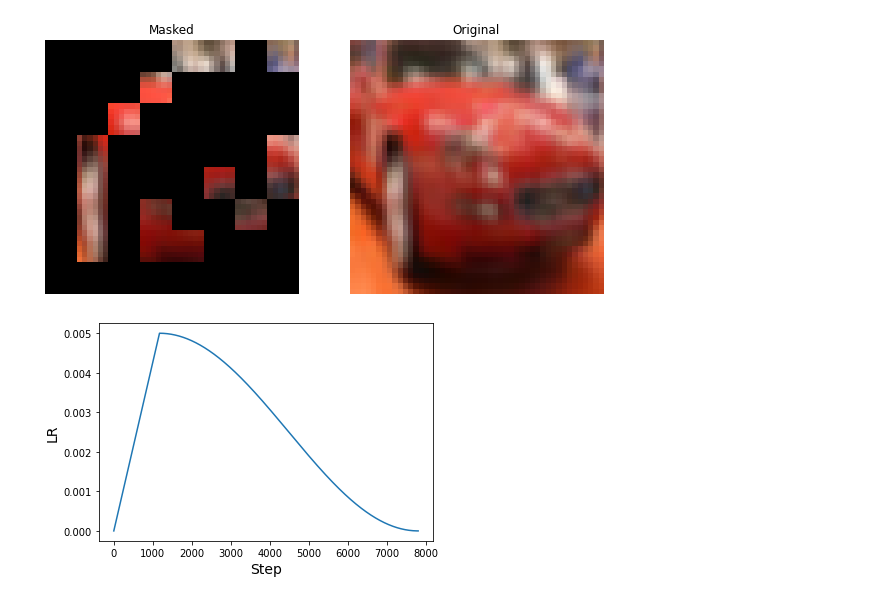
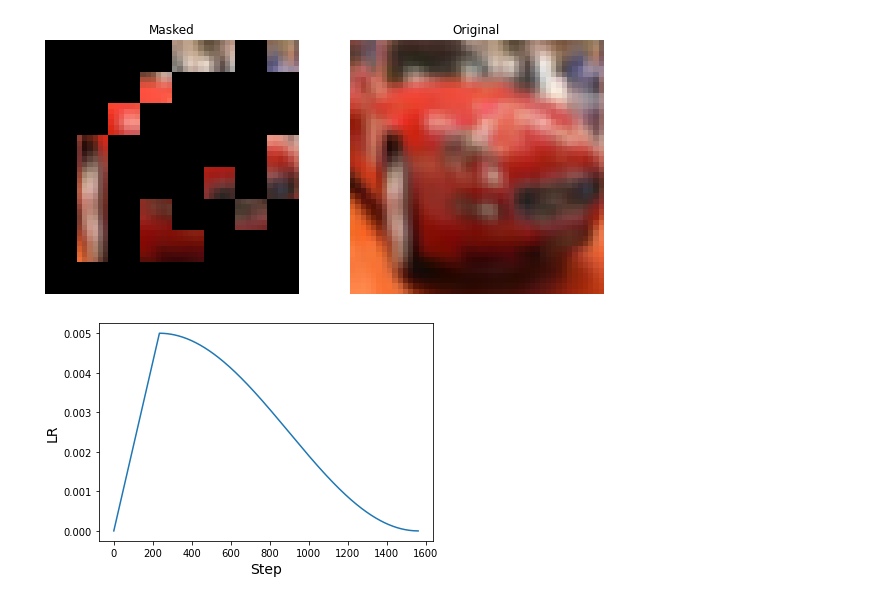
Before and after one commit to chengxuphd/MAE-GAN, a Jupyter notebook: MAE.ipynb, the cells around one changed output. Drawn from its saved outputs; the diff is of its cells as text; code cells hidden in the pictures.

```diff
--- a/MAE.ipynb
+++ b/MAE.ipynb
@@ -100,7 +118,7 @@ LEARNING_RATE = 5e-3
 WEIGHT_DECAY = 1e-4
 
 # PRETRAINING
-EPOCHS = 50
+EPOCHS = 10
 
 # AUGMENTATION
 IMAGE_SIZE = 48  # We will resize input images to this size.
@@ -756,35 +774,35 @@ class WarmUpCosine(keras.optimizers.schedules.LearningRateSchedule):
             slope = (
                 self.learning_rate_base - self.warmup_learning_rate
             ) / self.warmup_steps
             warmup_rate = slope * tf.cast(step, tf.float32) + self.warmup_learning_rate
             learning_rate = tf.where(
                 step < self.warmup_steps, warmup_rate, learning_rate
             )
         return tf.where(
             step > self.total_steps, 0.0, learning_rate, name="learning_rate"
         )
 
 
 total_steps = int((len(x_train) / BATCH_SIZE) * EPOCHS)
 warmup_epoch_percentage = 0.15
 warmup_steps = int(total_steps * warmup_epoch_percentage)
 scheduled_lrs = WarmUpCosine(
     learning_rate_base=LEARNING_RATE,
     total_steps=total_steps,
     warmup_learning_rate=0.0,
     warmup_steps=warmup_steps,
 )
 
 lrs = [scheduled_lrs(step) for step in range(total_steps)]
 plt.plot(lrs)
 plt.xlabel("Step", fontsize=14)
 plt.ylabel("LR", fontsize=14)
 plt.show()
 
 # Assemble the callbacks.
-train_callbacks = [TrainMonitor(epoch_interval=5)]
+train_callbacks = [TrainMonitor(epoch_interval=3)]
 # %% [output]
-[figure, old version]
+[figure, new version]
 # %%
 """
 ## Model compilation and training
```
Also changed, not shown: parts of 7 cells of this notebook.
